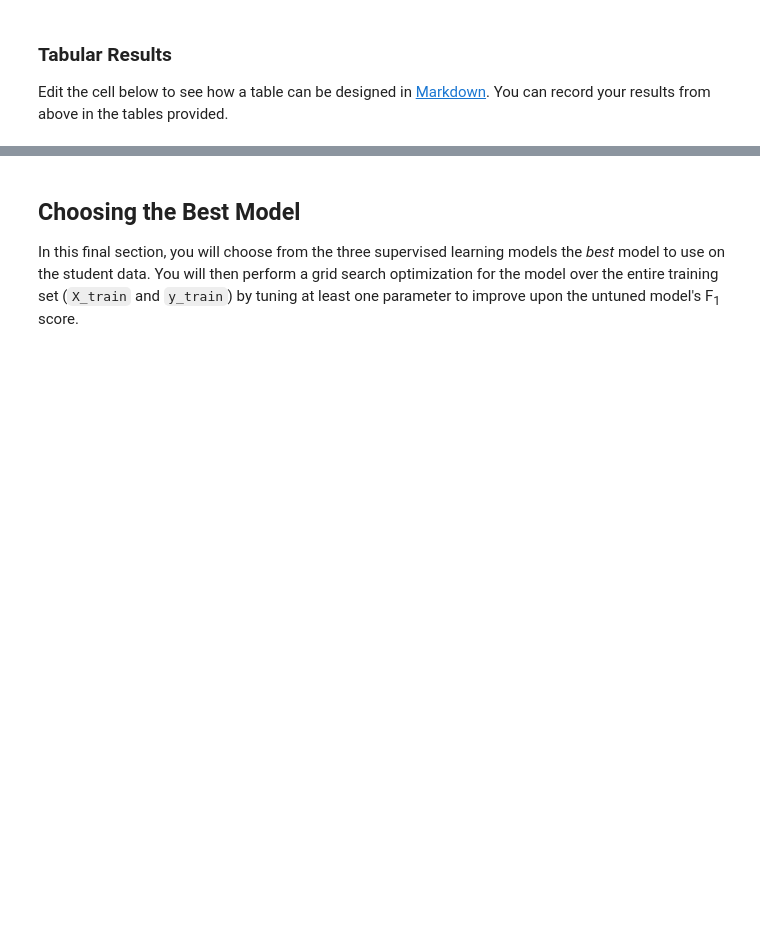
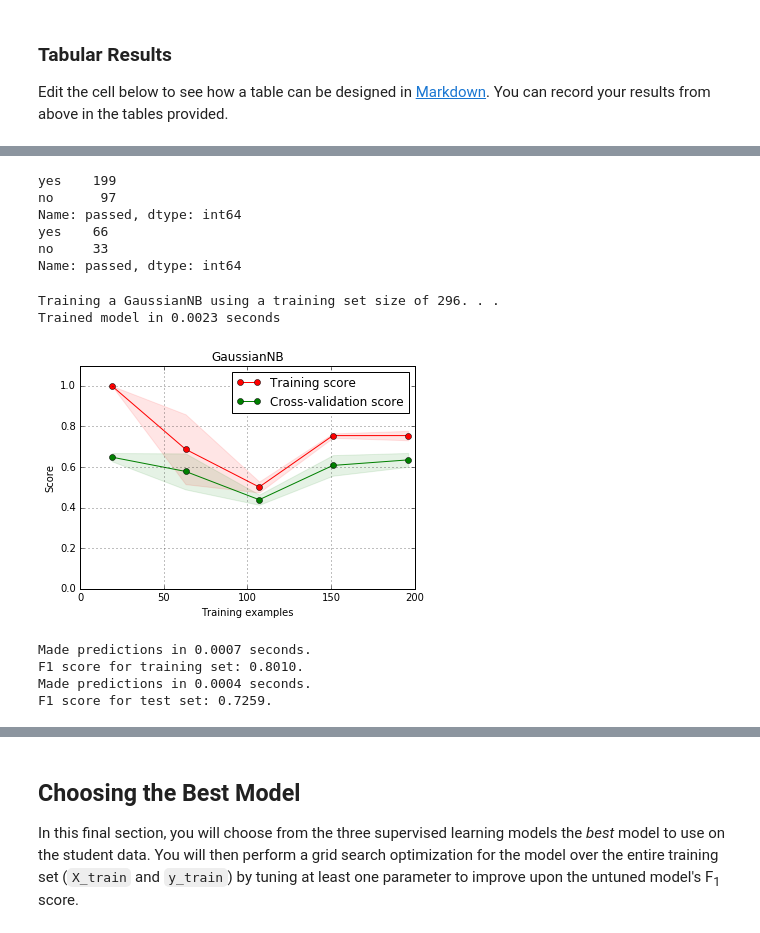
Before and after one commit to gr8h/Udacity_ML_Nanodegree, a Jupyter notebook: student_intervention/student_intervention.ipynb, the cells around one changed output, grey strips where cells are left out. Saved outputs shown, nothing was run; the diff lists cells and outputs as text; code cells hidden in the pictures; blank space fills up the shorter version.

Commit message:
Second Submit

```diff
--- a/student_intervention/student_intervention.ipynb
+++ b/student_intervention/student_intervention.ipynb
@@ -203,7 +194,6 @@ num_test = X_all.shape[0] - num_train
 X_train, X_test, y_train, y_test = train_test_split(X_all
                                                     , y_all
                                                     , train_size=num_train
-                                                    , test_size=num_test
                                                     , random_state=0)
 
 # Show the results of the split
@@ -668,0 +699,39 @@ Edit the cell below to see how a table can be designed in [Markdown](https://git
+# %%
+from sklearn.cross_validation import StratifiedShuffleSplit
+
+n_students_b = len(student_data)
+
+# Passing students
+n_passed = len(student_data[student_data['passed'] == 'yes'])
+# Failing students
+n_failed = len(student_data[student_data['passed'] == 'no'])
+
+# Balance
+sss = StratifiedShuffleSplit(y_all, 1, test_size=0.25, random_state=0)
+train_index, test_index = [s for s in sss][0]
+
+X_train_b, X_test_b = X_all.iloc[train_index], X_all.iloc[test_index]
+y_train_b, y_test_b = y_all[train_index], y_all[test_index]
+
+n_passed_b = len(y_train_b[y_train_b == 'yes'])
+n_failed_b = len(y_train_b[y_train_b == 'no'])
+
+print y_train_b.value_counts()
+print y_test_b.value_counts()
+# %% [output]
+yes    199
+no      97
+Name: passed, dtype: int64
+yes    66
+no     33
+Name: passed, dtype: int64
+# %%
+train_predict(clf_A, X_train_b, y_train_b, X_test_b, y_test_b)
+# %% [output]
+Training a GaussianNB using a training set size of 296. . .
+Trained model in 0.0023 seconds
+[figure, added]
+Made predictions in 0.0007 seconds.
+F1 score for training set: 0.8010.
+Made predictions in 0.0004 seconds.
+F1 score for test set: 0.7259.
```
Also changed, not shown: parts of 20 cells of this notebook, 1 other file.
